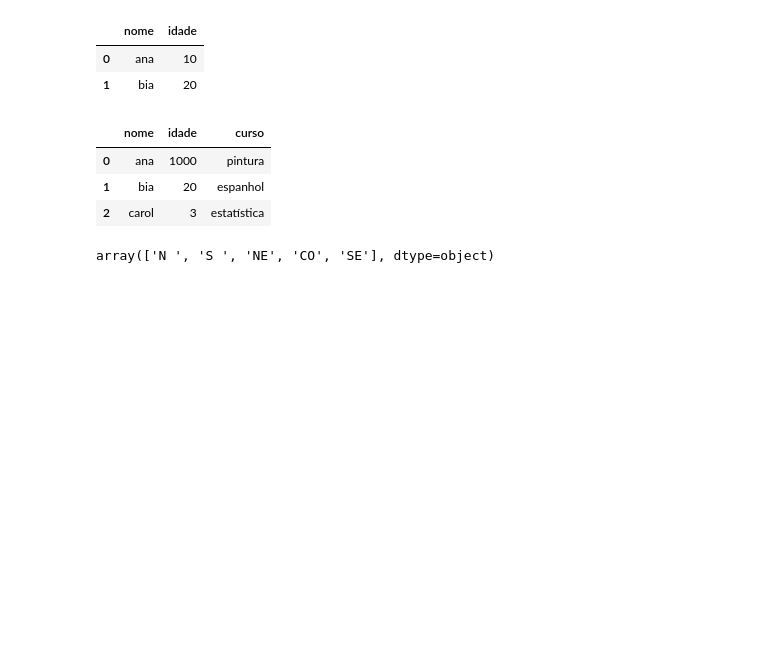
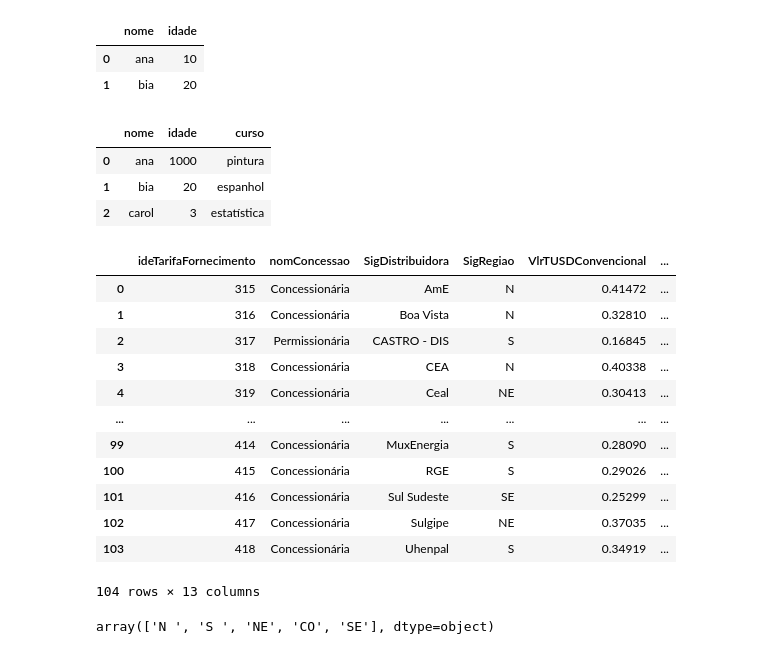
Before and after one commit to penasta/CE2---Python, a Jupyter notebook: Aula3.ipynb, the cells around one changed output. Saved outputs shown, nothing was run; the diff lists cells and outputs as text; code cells hidden in the pictures; blank space fills up the shorter version.

```diff
--- a/Aula3.ipynb
+++ b/Aula3.ipynb
@@ -282,6 +282,22 @@ dados
 # %%
 aneel = pd.read_csv("https://raw.githubusercontent.com/edunb01/dotfiles/master/TarifaFornecimentoResidencial.csv",
                    encoding="ISO8859_9")
+# %%
+aneel
+# %% [output]
+|  | ideTarifaFornecimento | nomConcessao | SigDistribuidora | SigRegiao | VlrTUSDConvencional | ... |
+| 0 | 315 | Concessionária | AmE | N | 0.41472 | ... |
+| 1 | 316 | Concessionária | Boa Vista | N | 0.32810 | ... |
+| 2 | 317 | Permissionária | CASTRO - DIS | S | 0.16845 | ... |
+| 3 | 318 | Concessionária | CEA | N | 0.40338 | ... |
+| 4 | 319 | Concessionária | Ceal | NE | 0.30413 | ... |
+| ... | ... | ... | ... | ... | ... | ... |
+| 99 | 414 | Concessionária | MuxEnergia | S | 0.28090 | ... |
+| 100 | 415 | Concessionária | RGE | S | 0.29026 | ... |
+| 101 | 416 | Concessionária | Sul Sudeste | SE | 0.25299 | ... |
+| 102 | 417 | Concessionária | Sulgipe | NE | 0.37035 | ... |
+| 103 | 418 | Concessionária | Uhenpal | S | 0.34919 | ... |
+104 rows × 13 columns
 # %%
 aneel['SigRegiao'].unique()
 # %% [output]
```
Also changed, not shown: parts of 1 cell of this notebook.
